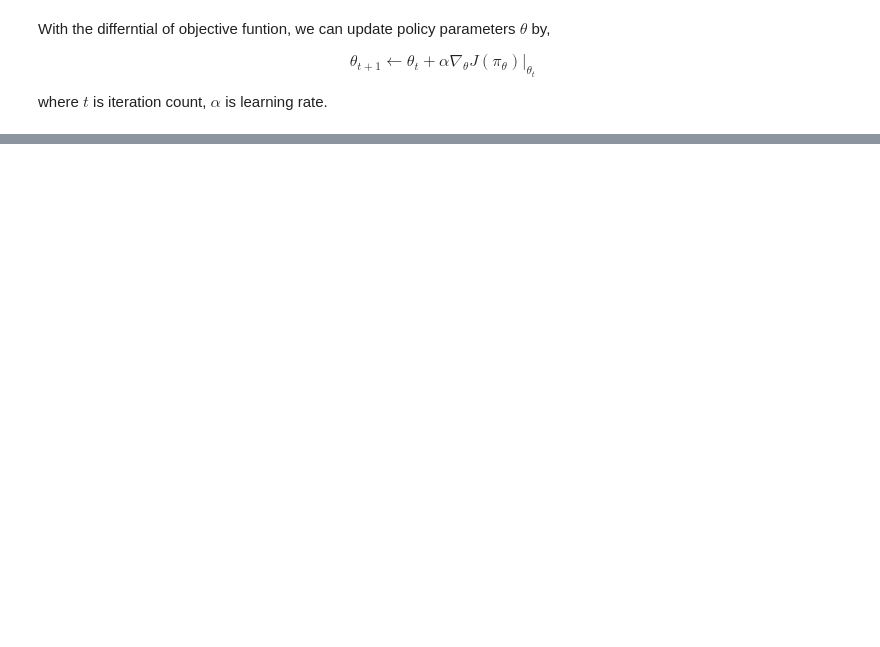
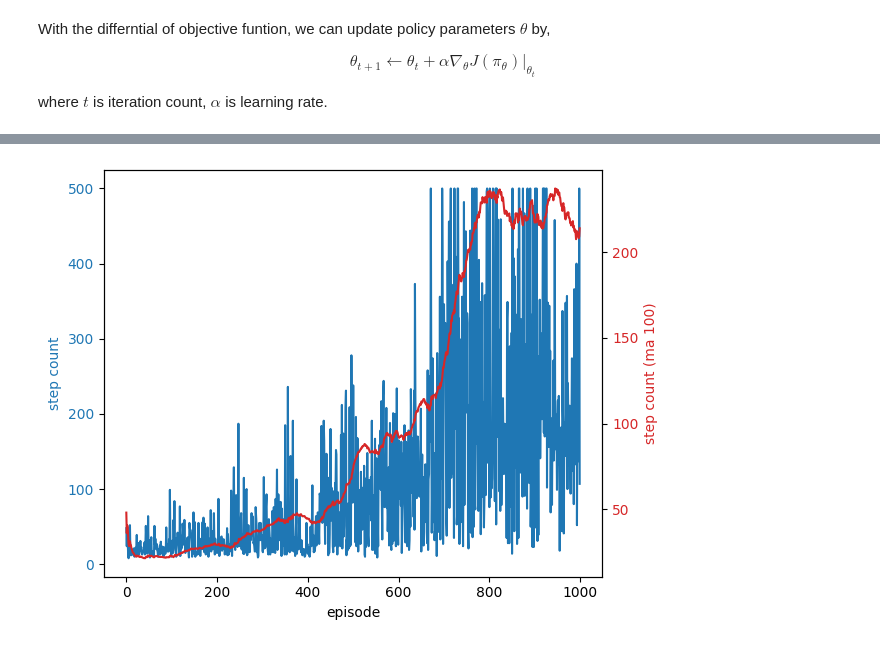
Before and after one commit to kueiwen/reinforcement-learning, a Jupyter notebook: policy_gradient.ipynb, the cells around one changed output, grey strips where cells are left out. Saved outputs shown, nothing was run; the diff lists cells and outputs as text; code cells hidden in the pictures; blank space fills up the shorter version.

```diff
--- a/policy_gradient.ipynb
+++ b/policy_gradient.ipynb
@@ -77,0 +228,19 @@ where $t$ is iteration count, $\alpha$ is learning rate.
+# %%
+fig, ax1 = plt.subplots()
+color = 'tab:blue'
+ax1.set_xlabel('episode')
+ax1.set_ylabel('step count', color=color)
+ax1.plot(df['episode'], df['steps'], color=color)
+ax1.tick_params(axis='y', labelcolor=color)
+
+ax2 = ax1.twinx()  # instantiate a second Axes that shares the same x-axis
+
+color = 'tab:red'
+ax2.set_ylabel('step count (ma 100)', color=color)  # we already handled the x-label with ax1
+ax2.plot(df['episode'], ma(df['steps'],100), color=color)
+ax2.tick_params(axis='y', labelcolor=color)
+
+fig.tight_layout()  # otherwise the right y-label is slightly clipped
+plt.show()
+# %% [output]
+[figure, added]
```
Also changed, not shown: parts of 6 cells of this notebook.
